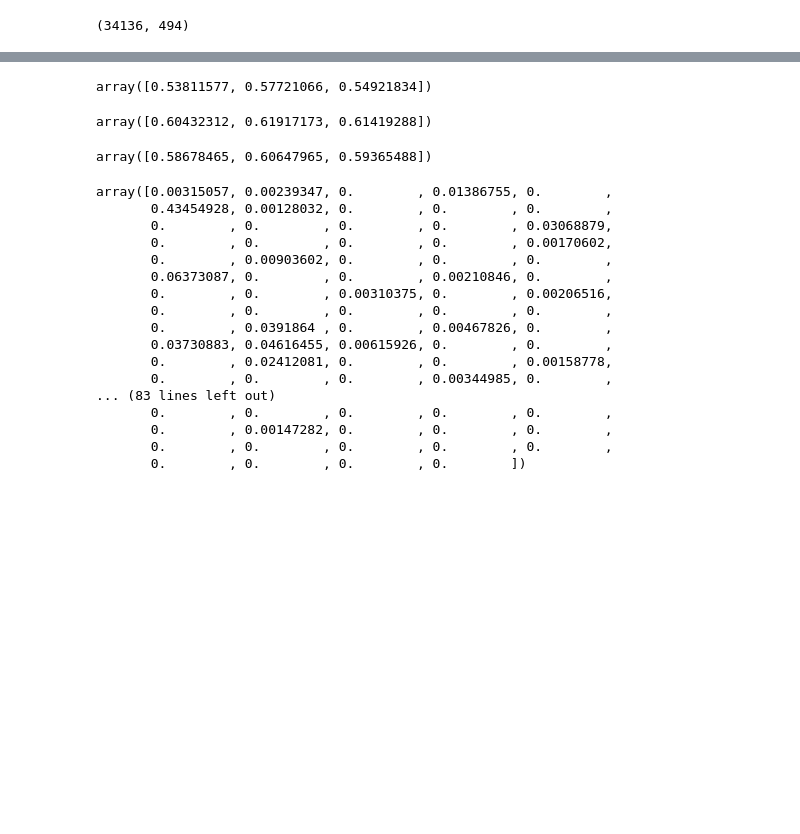
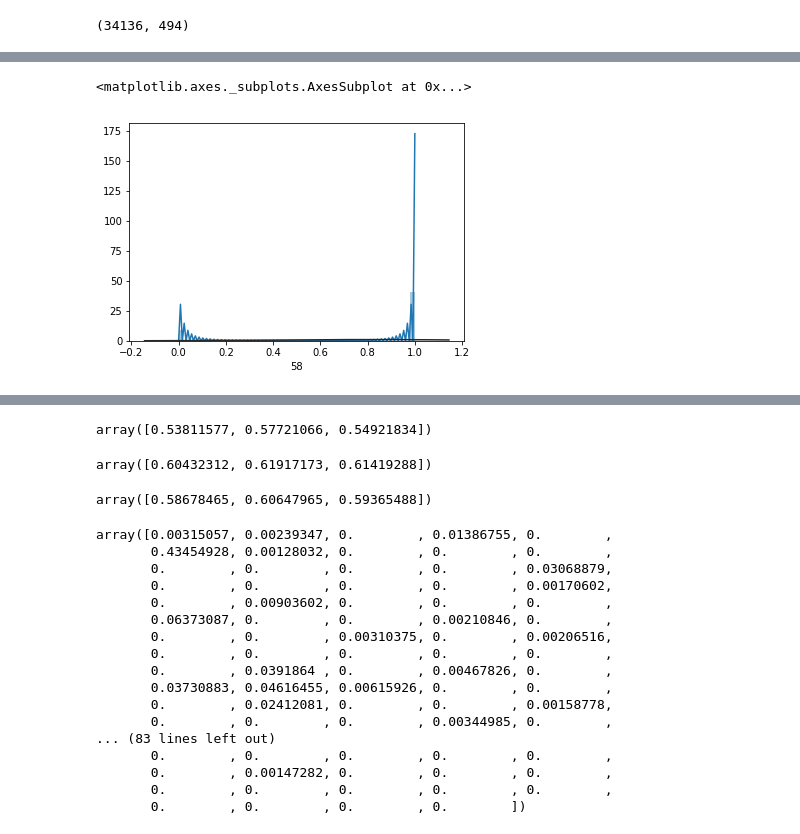
Before and after one commit to lanbeee/credit_classifier, a Jupyter notebook: tookitaki.ipynb, the cells around one changed output, grey strips where cells are left out. Saved outputs shown, nothing was run; the diff lists cells and outputs as text; code cells hidden in the pictures; blank space fills up the shorter version.

```diff
--- a/tookitaki.ipynb
+++ b/tookitaki.ipynb
@@ -478,3 +560,8 @@ array([0.26 , 0.247, 0.161, 0.053, 0.042, 0.036, 0.023, 0.014, 0.014,
+# %%
+sns.distplot(num_imp[58], fit=norm)
+# %% [output]
+<matplotlib.axes._subplots.AxesSubplot at 0x...>
+[figure, added]
 # %%
 len(ranking_gs)
 # %% [output]
```
Also changed, not shown: parts of 19 cells of this notebook.
